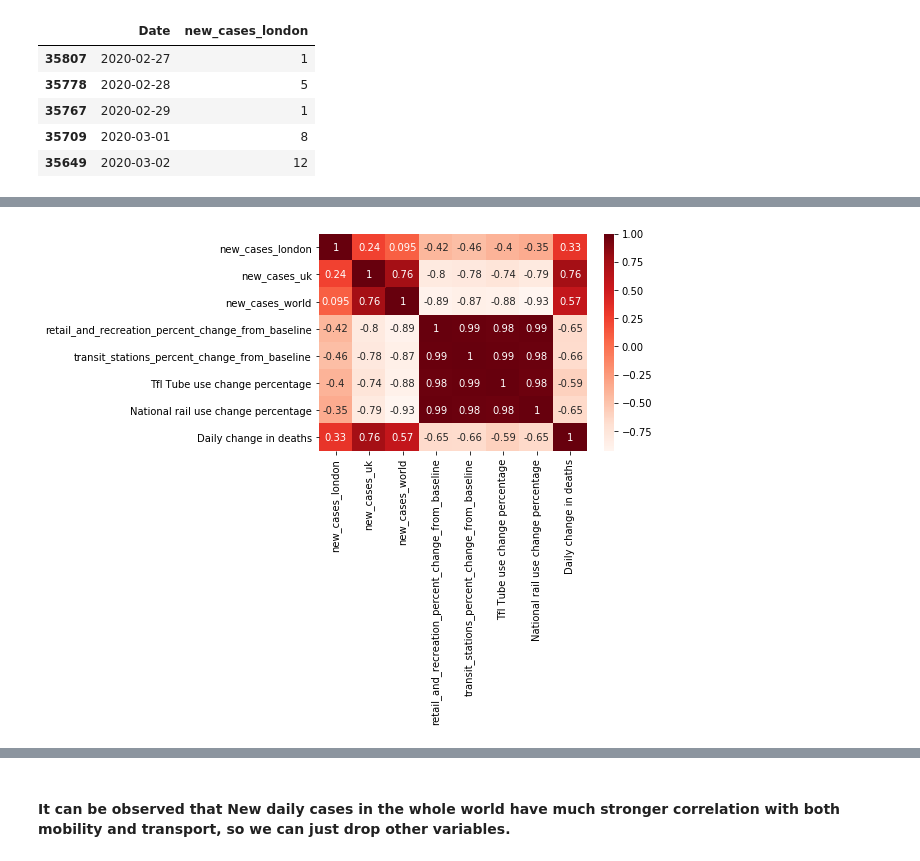
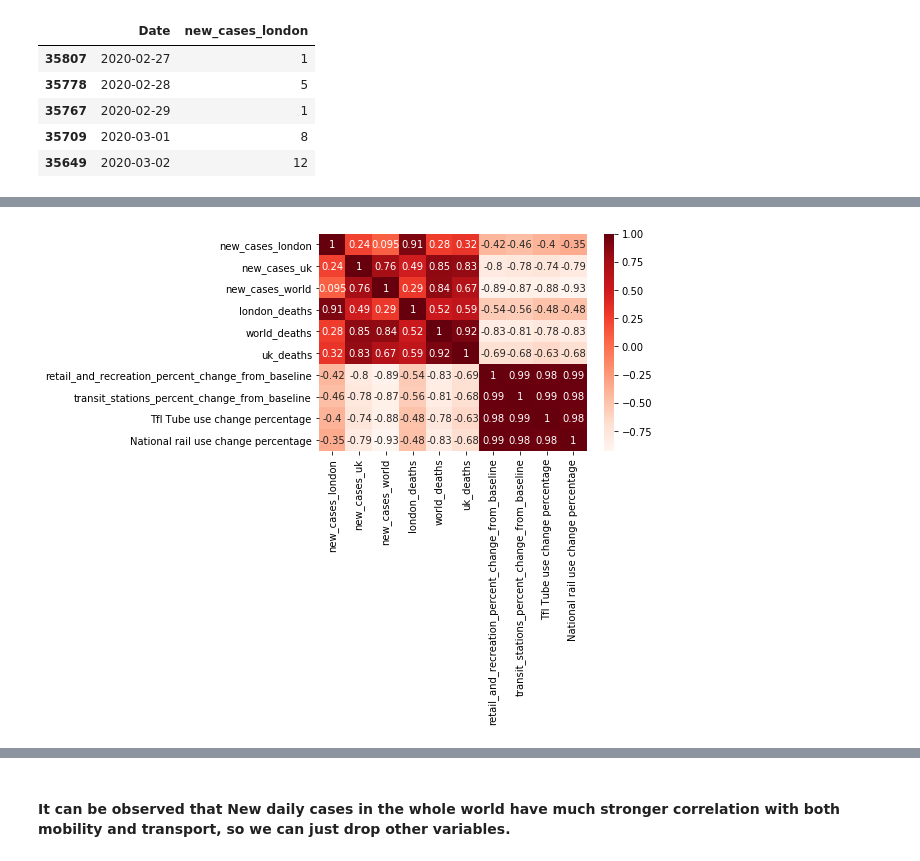
Before and after one commit to IuliiaZaitova/COVID_Prediction_London_National_Transport_Use, a Jupyter notebook: UK_transport.ipynb, the cells around one changed output, grey strips where cells are left out. Cells and saved outputs as stored; diff of their text form; code cells hidden in the pictures.

Commit message:
Add and clean all death cases variables, correlate them with transport use

```diff
--- a/UK_transport.ipynb
+++ b/UK_transport.ipynb
@@ -493,0 +496,4 @@ NameError: name 'df_cases_mobility' is not defined
+# %%
+# Import the new death cases data for England, world and the UK
+path_uk_regions_death = 'data/Covid_Deaths_UK_Regions.csv' # data for deaths in United Kingdom
+path_world_death = 'data/Covid_Deaths_Global.csv' # data for deaths in United Kingdom
@@ -494,12 +535,10 @@ NameError: name 'df_cases_mobility' is not defined
 # %%
-# import the new death cases data
-path_uk_death = 'data/Covid_Deaths_UK.csv' # data for deaths in United Kingdom
-
-df_uk_death = pd.read_csv(path_uk_death, parse_dates = ['Reporting date'], dayfirst=True)
-# Choose the UK as the region under analysis for mobility
-df_all_uk_death = df_uk_death[df_uk_death['Area name'] == 'United Kingdom']
-df_all_uk_death = df_all_uk_death[['Reporting date', 'Daily change in deaths']]
-df_all_uk_death.rename(columns={'Reporting date':'Date'}, inplace=True)
-df_all_uk_death = df_all_uk_death[df_all_uk_death['Date'].isin(pd.date_range('2020-02-27', '2020-05-29'))]
-df_all_uk_death.head()
+# Read the data for global deaths
+df_world_death = pd.read_csv(path_world_death, parse_dates = ['date'], dayfirst=True)
+# Choose the UK and world as regions analysis
+df_world_death = df_world_death[['date','World','United Kingdom']]
+df_world_death.rename(columns={'date':'Date', 'World':'world_deaths','United Kingdom':'uk_deaths'}, inplace=True)
+df_world_death = df_world_death[df_world_death['Date'].isin(pd.date_range('2020-02-27', '2020-05-29'))]
+# Check for missing values
+df_world_death.isna().any()
 # %% [output]
@@ -547,11 +594,11 @@ new_cases_london.head()
 | 35709 | 2020-03-01 | 8 |
 | 35649 | 2020-03-02 | 12 |
 # %%
-# merge the UK mobility with new cases
+# merge the UK mobility and transport with new infection and death cases
 df_cases_mobility = pd.merge(new_cases_london, new_cases_world_uk, how='left', on='Date')
+df_cases_mobility = pd.merge(df_cases_mobility, df_london_death, how='left', on='Date')
+df_cases_mobility = pd.merge(df_cases_mobility, df_world_death, how='left', on='Date')
 df_cases_mobility = pd.merge(df_cases_mobility, df_london_merged, how='left', on='Date')
-df_cases_mobility = pd.merge(df_cases_mobility, df_all_uk_death, how='left', on='Date')
-
 
 # check for missing values
 df_cases_mobility.isna().any()
@@ -568,0 +620,5 @@ dtype: bool
+# %%
+df_cases_mobility.fillna(value=0, inplace=True)
+
+# check for missing values again
+df_cases_mobility.isna().any()
@@ -569,7 +638,7 @@ dtype: bool
 # %%
 # look at the correlation of all variables
-mobility_corr = df_cases_mobility.corr()
-sns.heatmap(mobility_corr, annot=True, cmap=plt.cm.Reds)
+mobility_cases_corr = df_cases_mobility.corr()
+sns.heatmap(mobility_cases_corr, annot=True, cmap=plt.cm.Reds)
 plt.show()
 # %% [output]
-[figure, old version]
+[figure, new version]
```
Also changed, not shown: parts of 24 cells of this notebook, 3 other files.
